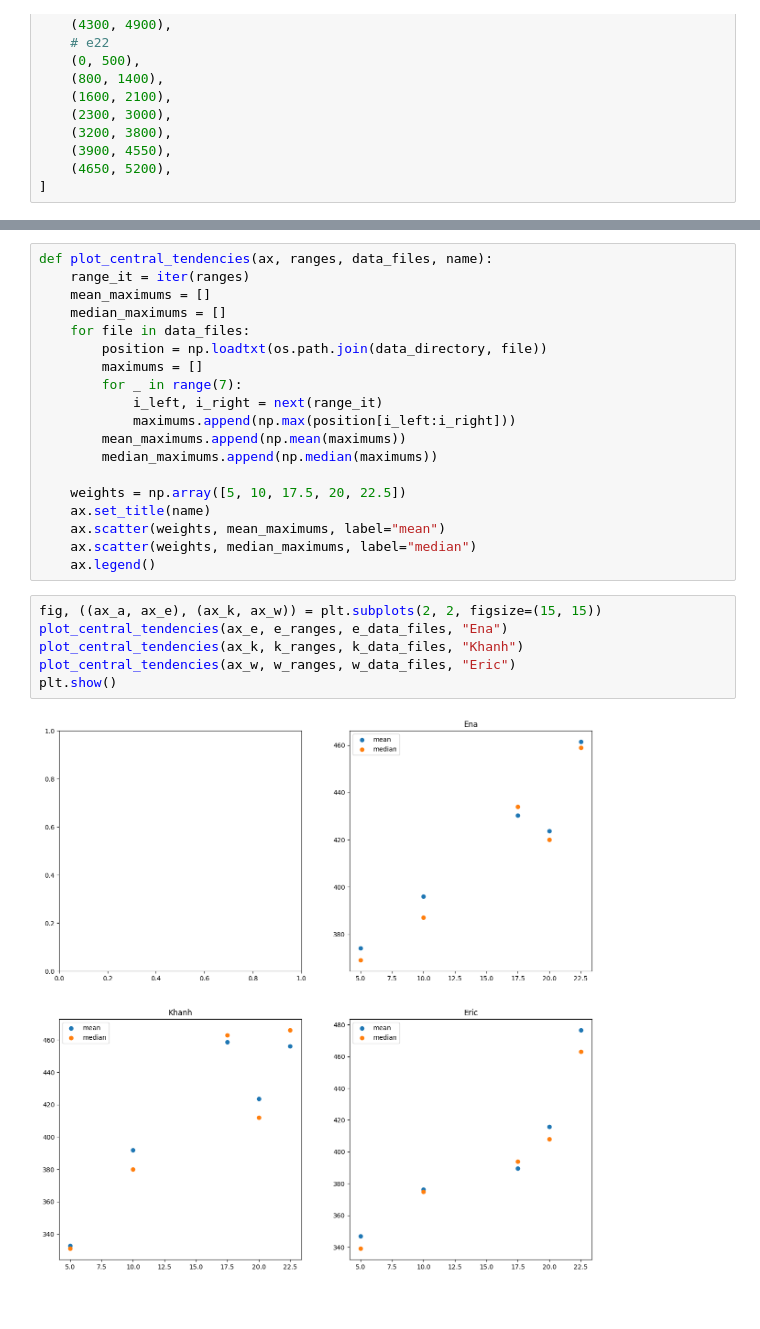
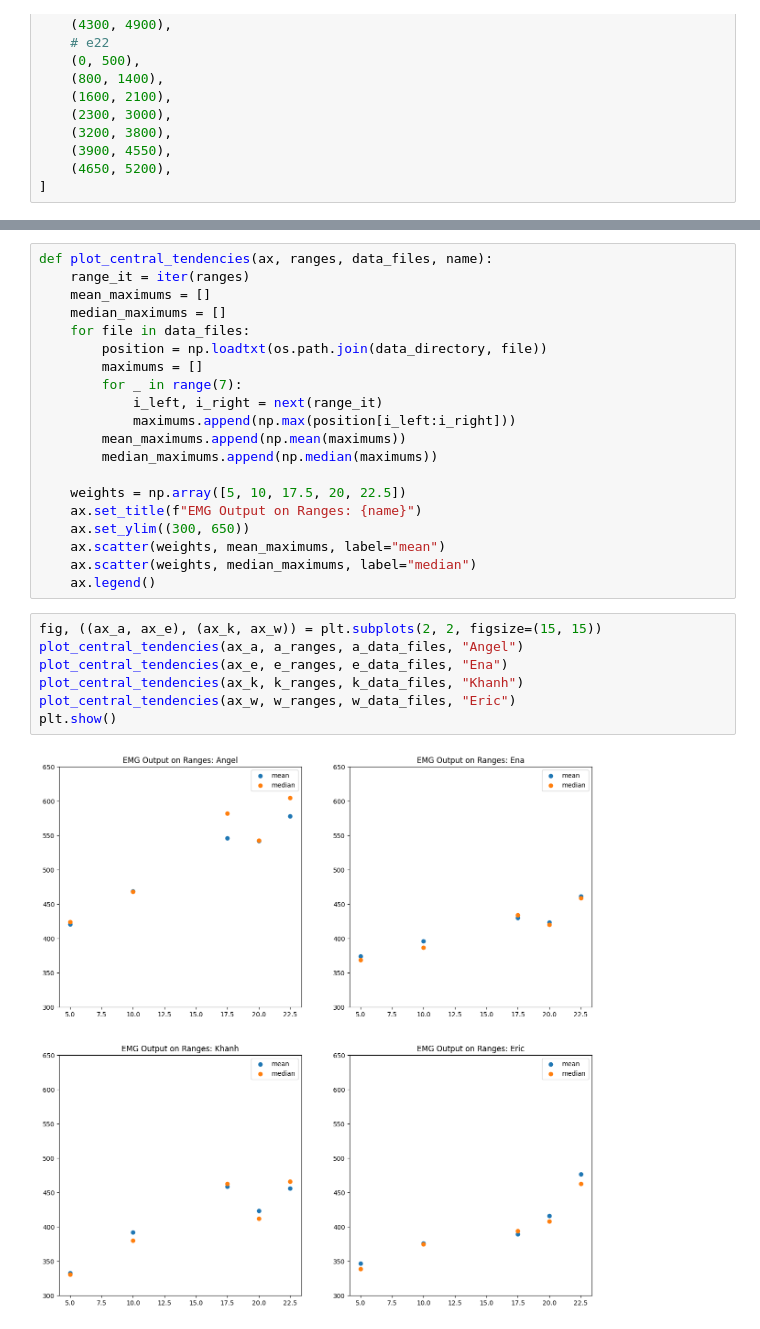
Before and after one commit to nouturnsign/physemg, a Jupyter notebook: preanalysis.ipynb, the cells around one changed output, grey strips where cells are left out. Cells and saved outputs as stored; diff of their text form.

Commit message:
Combine plots

```diff
--- a/preanalysis.ipynb
+++ b/preanalysis.ipynb
@@ -222,15 +273,17 @@ def plot_central_tendencies(ax, ranges, data_files, name):
         median_maximums.append(np.median(maximums))
 
     weights = np.array([5, 10, 17.5, 20, 22.5])
-    ax.set_title(name)
+    ax.set_title(f"EMG Output on Ranges: {name}")
+    ax.set_ylim((300, 650))
     ax.scatter(weights, mean_maximums, label="mean")
     ax.scatter(weights, median_maximums, label="median")
     ax.legend()
 # %%
 fig, ((ax_a, ax_e), (ax_k, ax_w)) = plt.subplots(2, 2, figsize=(15, 15))
+plot_central_tendencies(ax_a, a_ranges, a_data_files, "Angel")
 plot_central_tendencies(ax_e, e_ranges, e_data_files, "Ena")
 plot_central_tendencies(ax_k, k_ranges, k_data_files, "Khanh")
 plot_central_tendencies(ax_w, w_ranges, w_data_files, "Eric")
 plt.show()
 # %% [output]
-[figure, old version]
+[figure, new version]
```
Also changed, not shown: parts of 4 cells of this notebook.
